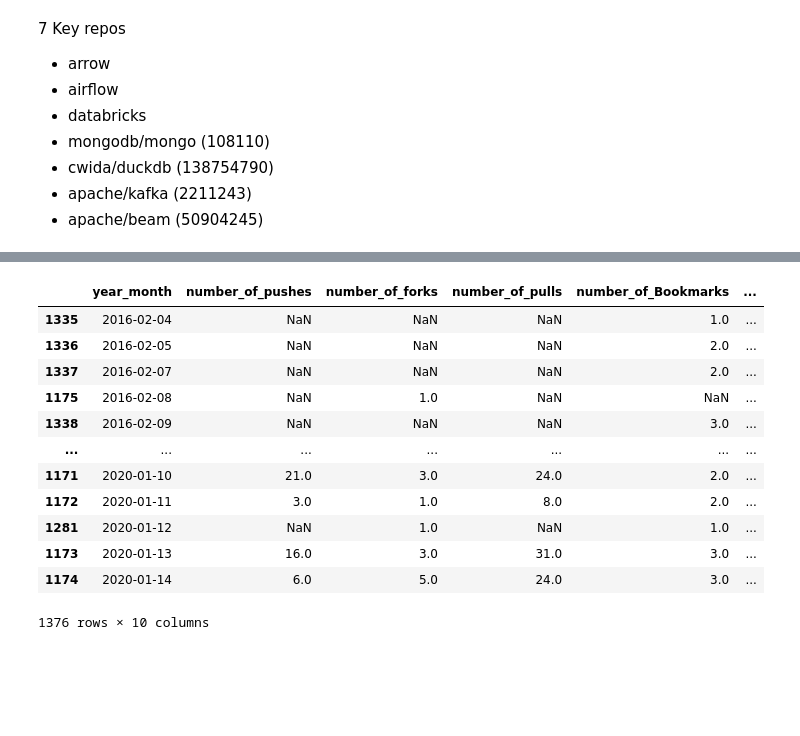
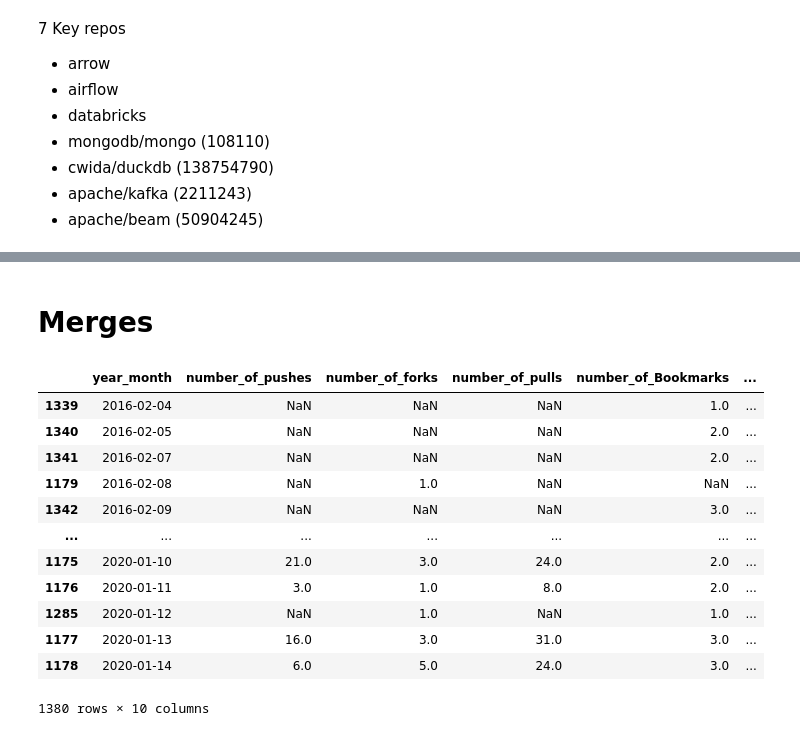
Before and after one commit to github-repo-health-uic/Github-repo-health-Fall2020, a Jupyter notebook: IDS560FALL2020(shared).ipynb, the cells around one changed output, grey strips where cells are left out. Saved outputs shown, nothing was run; the diff lists cells and outputs as text; code cells hidden in the pictures; blank space fills up the shorter version.

```diff
--- a/IDS560FALL2020(shared).ipynb
+++ b/IDS560FALL2020(shared).ipynb
@@ -457,28 +441,31 @@ dfCommitcomment
+# %% [markdown]
+# Merges
 # %%
 merge1 = pd.merge(dfPushes,dfForks,how='outer', on='year_month')
 merge2 = pd.merge(merge1, dfPulls, how='outer', on='year_month')
 merge3 = pd.merge(merge2, dfBoomarks, how='outer', on='year_month')
 merge4 = pd.merge(merge3, dfIssuecomment, how='outer', on='year_month')
 merge5 = pd.merge(merge4,dfCommitcomment,how='outer',on='year_month')
 merge6 = pd.merge(merge5, dfIssues, how='outer',on='year_month')
-merge6.drop(['repoID_x','repoID_y'], axis=1, inplace=True)
-merge6.drop('repoID', axis=1, inplace=True)
+merge6.drop(['repoID_x','repoID_y', 'repoID'], axis=1, inplace=True)
+merge6.drop(['repo_name_x','repo_name_y', 'repo_name'], axis=1, inplace=True)
+#merge6.drop('repoID', axis=1, inplace=True)
 merge6.sort_values(by='year_month',ascending=True,inplace=True)
 merge6
 # %% [output]
 |  | year_month | number_of_pushes | number_of_forks | number_of_pulls | number_of_Bookmarks | ... |
-| 1335 | 2016-02-04 | NaN | NaN | NaN | 1.0 | ... |
-| 1336 | 2016-02-05 | NaN | NaN | NaN | 2.0 | ... |
-| 1337 | 2016-02-07 | NaN | NaN | NaN | 2.0 | ... |
-| 1175 | 2016-02-08 | NaN | 1.0 | NaN | NaN | ... |
-| 1338 | 2016-02-09 | NaN | NaN | NaN | 3.0 | ... |
+| 1339 | 2016-02-04 | NaN | NaN | NaN | 1.0 | ... |
+| 1340 | 2016-02-05 | NaN | NaN | NaN | 2.0 | ... |
+| 1341 | 2016-02-07 | NaN | NaN | NaN | 2.0 | ... |
+| 1179 | 2016-02-08 | NaN | 1.0 | NaN | NaN | ... |
+| 1342 | 2016-02-09 | NaN | NaN | NaN | 3.0 | ... |
 | ... | ... | ... | ... | ... | ... | ... |
-| 1171 | 2020-01-10 | 21.0 | 3.0 | 24.0 | 2.0 | ... |
-| 1172 | 2020-01-11 | 3.0 | 1.0 | 8.0 | 2.0 | ... |
-| 1281 | 2020-01-12 | NaN | 1.0 | NaN | 1.0 | ... |
-| 1173 | 2020-01-13 | 16.0 | 3.0 | 31.0 | 3.0 | ... |
-| 1174 | 2020-01-14 | 6.0 | 5.0 | 24.0 | 3.0 | ... |
+| 1175 | 2020-01-10 | 21.0 | 3.0 | 24.0 | 2.0 | ... |
+| 1176 | 2020-01-11 | 3.0 | 1.0 | 8.0 | 2.0 | ... |
+| 1285 | 2020-01-12 | NaN | 1.0 | NaN | 1.0 | ... |
+| 1177 | 2020-01-13 | 16.0 | 3.0 | 31.0 | 3.0 | ... |
+| 1178 | 2020-01-14 | 6.0 | 5.0 | 24.0 | 3.0 | ... |
-1376 rows × 10 columns
+1380 rows × 10 columns
 # %%
 merge6['year_month']=pd.to_datetime(merge6['year_month'])
 merge6.rename({'year_month': 'datetime'}, axis=1, inplace=True)
```
Also changed, not shown: parts of 49 cells of this notebook, 8 other files.
